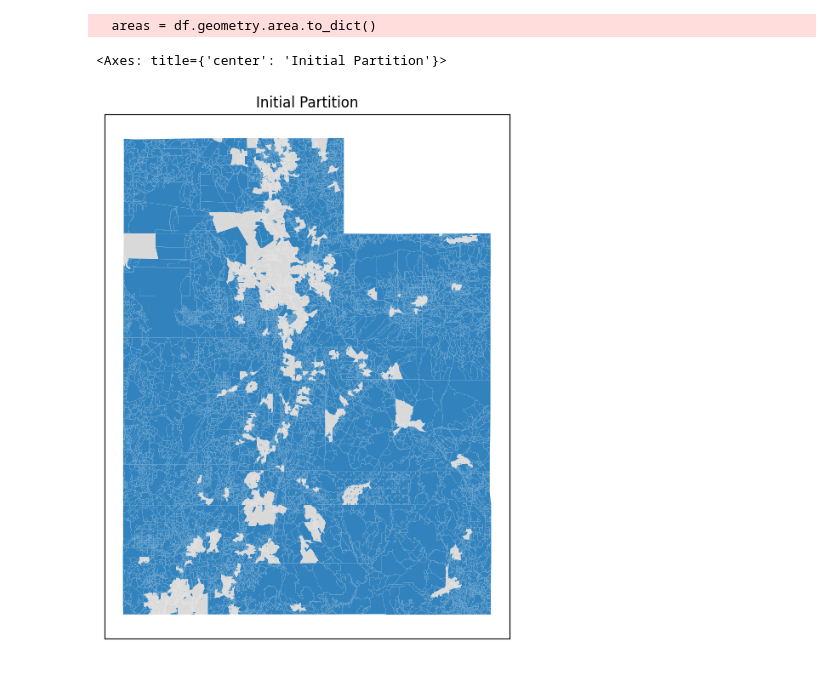
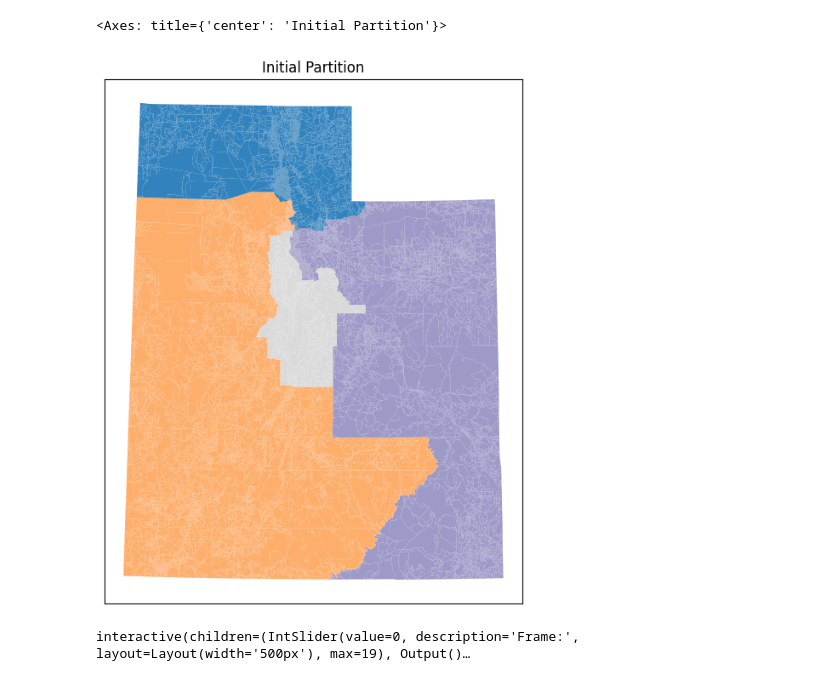
Before and after one commit to samadams8/UT_GerryChain, a Jupyter notebook: gerrychain_playground.ipynb, the cells around one changed output. Drawn from its saved outputs; the diff is of its cells as text; code cells hidden in the pictures.

```diff
--- a/gerrychain_playground.ipynb
+++ b/gerrychain_playground.ipynb
@@ -3,50 +3,57 @@ import matplotlib.pyplot as plt
 from gerrychain import (Partition, Graph, MarkovChain,
                         updaters, constraints, accept,
                         GeographicPartition)
 from gerrychain.proposals import recom
 from gerrychain.tree import bipartition_tree
 from gerrychain.constraints import contiguous
 from functools import partial
-import pandas
+import maup
+import geopandas
 
 # Set the random seed so that the results are reproducible!
 import random
 random.seed(42)
 
-graph =
+districts = geopandas.read_file("plans/CONG/ut_cong_2021/ut_cong_2021.shp")
+blocks = geopandas.read_file("data/UT_blocks.geojson")
+
+districts.to_crs(blocks.crs, inplace=True)
+
+blocks["CONGDIST"] = maup.assign(blocks, districts)
+
+graph = Graph.from_geodataframe(blocks)
 
 my_updaters = {
-    "population": updaters.Tally("TOT_POP", alias="population"),
+    "population": updaters.Tally("TOTPOP", alias="population"),
     "cut_edges": updaters.cut_edges,
     "perimeter": updaters.perimeter,
     "area": updaters.Tally("area", alias="area"),
 }
 
 initial_partition = GeographicPartition(
     graph,
-    assignment="municipalities_id",
+    assignment="CONGDIST",
     updaters=my_updaters
 )
 
 fig, ax = plt.subplots(figsize=(8,8))
 ax.set_yticks([])
 ax.set_xticks([])
 ax.set_title("Initial Partition")
 initial_partition.plot(ax=ax, cmap='tab20c')
 # %% [output]
-  areas = df.geometry.area.to_dict()
+<Axes: title={'center': 'Initial Partition'}>
-<Axes: title={'center': 'Initial Partition'}>
-[figure, old version]
+[figure, new version]
 # %%
 ideal_population = sum(initial_partition["population"].values()) / len(initial_partition)
 
 proposal = partial(
     recom,
-    pop_col="TOT_POP",
+    pop_col="TOTPOP",
     pop_target=ideal_population,
     epsilon=0.01,
     node_repeats=2,
-    region_surcharge={"MUNI": 1.0, "COUNTY": 0.5},
+    region_surcharge={"MUNIID": 1.0, "COUNTYID": 0.5},
 )
 
 recom_chain = MarkovChain(
@@ -110,3 +117,5 @@ def show_frame(idx):
 slider = widgets.IntSlider(value=0, min=0, max=len(frames)-1, step=1, description='Frame:')
 slider.layout.width = '500px'
 widgets.interactive(show_frame, idx=slider)
+# %% [output]
+interactive(children=(IntSlider(value=0, description='Frame:', layout=Layout(width='500px'), max=19), Output()…
```
Also changed, not shown: 7 other files.
